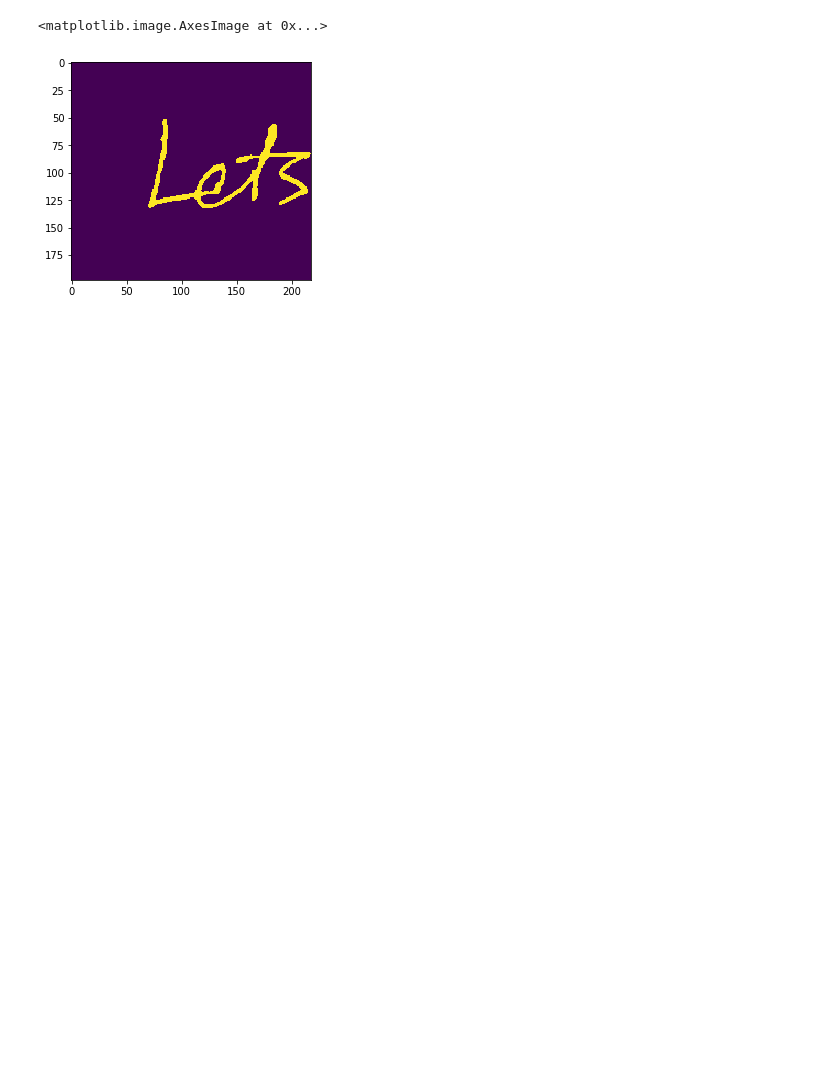
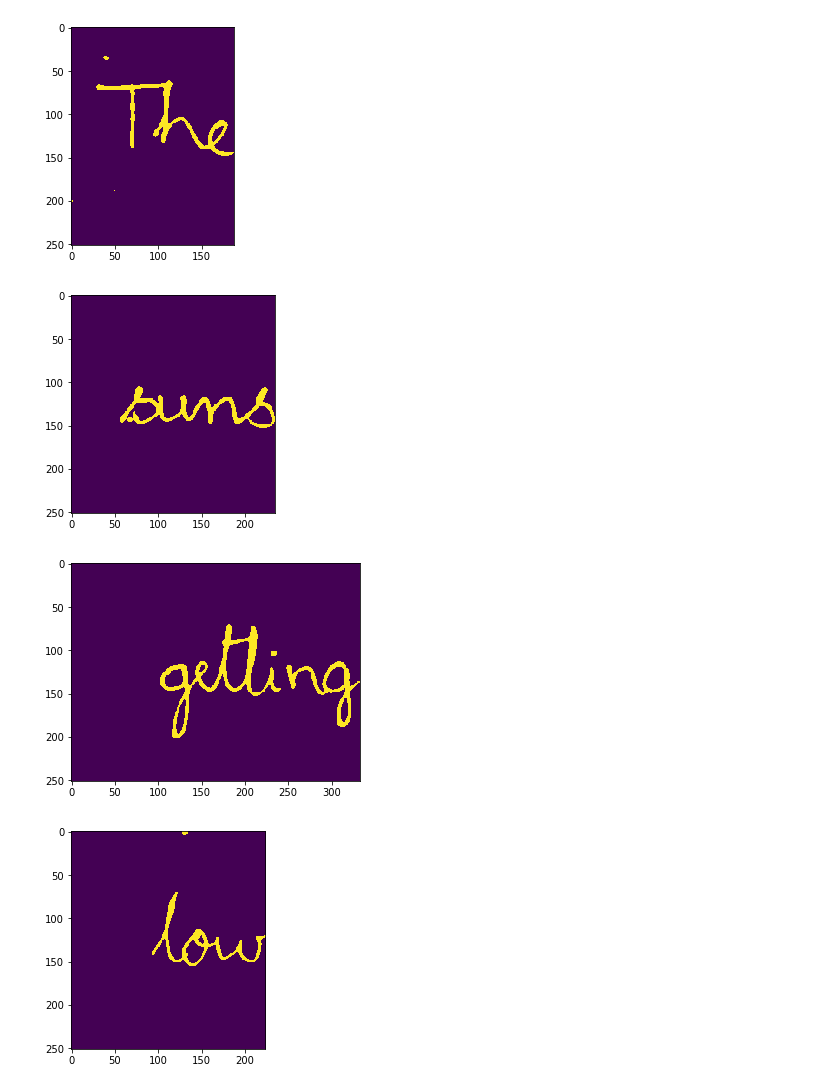
Before and after one commit to smarty1palak/License_Plate_Detection, a Jupyter notebook: word-segmenattion.ipynb, the cells around one changed output. Cells and saved outputs as stored; diff of their text form; code cells hidden in the pictures; blank space fills up the shorter version.

```diff
--- a/word-segmenattion.ipynb
+++ b/word-segmenattion.ipynb
@@ -12,7 +12,7 @@ from skimage.measure import regionprops
 from skimage.filters import threshold_otsu
 import matplotlib.pyplot as plt
 # %%
-number_image = cv2.imread("sentence.jpg",0)
+number_image = cv2.imread("trial.jpg",0)
 plt.imshow(number_image, cmap="gray")
 # %% [output]
 <matplotlib.image.AxesImage at 0x...>
@@ -75,12 +78,23 @@ print(position)
 # %%
 height = np.size(th3, 0)
 width = np.size(th3, 1)
 im=[]
 i=0
+okay=0
+if position[0]!=0:
+    im.append(th3[:,0:position[0]])
 for j in range(0,len(position)-1):
     im.append(th3[:,position[j]:position[j+1]])
-
-plt.imshow(im[0])
+for i in range(position[-1],width-1):
+    if sum[i]>0:
+        okay=1
+if okay==1:
+    im.append(th3[:,position[-1]:width-1])
+for i in range(0,len(im)):
+    plt.imshow(im[i])
+    plt.show()
 # %% [output]
-<matplotlib.image.AxesImage at 0x...>
-[figure, old version]
+[figure, new version]
+[figure, added]
+[figure, added]
+[figure, added]
```
Also changed, not shown: parts of 7 cells of this notebook, 1 other file.
